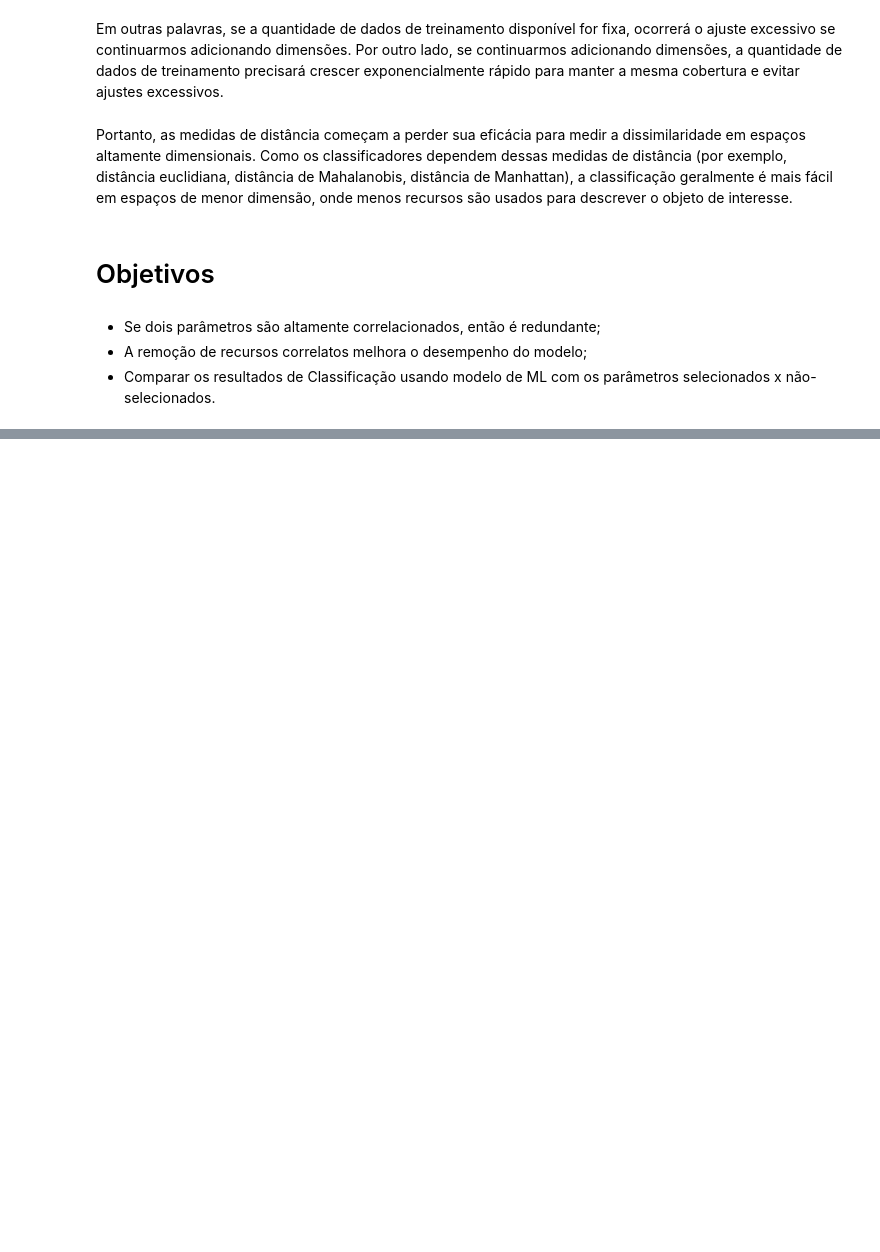
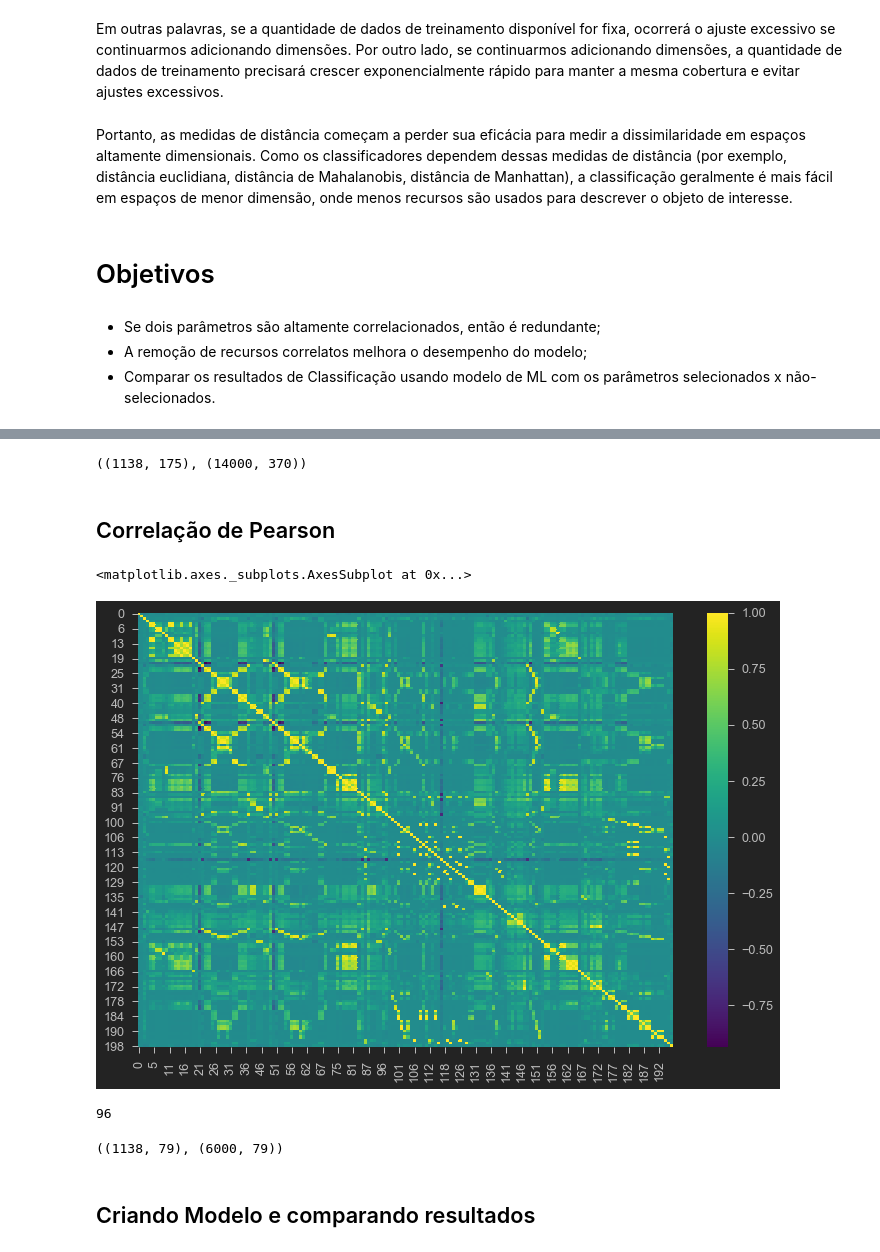
Before and after one commit to philipesantos136/Portfolio, a Jupyter notebook: Feature-Selection/Variáveis correlacionadas.ipynb, the cells around one changed output, grey strips where cells are left out. Cells and saved outputs as stored; diff of their text form; code cells hidden in the pictures; blank space fills up the shorter version.

```diff
--- a/Feature-Selection/Variáveis correlacionadas.ipynb
+++ b/Feature-Selection/Variáveis correlacionadas.ipynb
@@ -14,0 +144,22 @@ Portanto, as medidas de distância começam a perder sua eficácia para medir a
+# %%
+duplicated_features = X_train_T.duplicated()
+# %%
+#Selecionando os Parâmetros que devem ficar ou não
+features_to_keep = [not index for index in duplicated_features]
+# %%
+X_train_unique = X_train_T[features_to_keep].T
+X_test_unique = X_test_T[features_to_keep].T
+# %%
+X_train_unique.shape, X_train.shape
+# %% [output]
+((1138, 175), (14000, 370))
+# %% [markdown]
+## Correlação de Pearson
+# %%
+corrmat = X_train_unique.corr()
+# %%
+plt.figure(figsize=(12,8))
+sns.heatmap(corrmat, cmap='viridis')
+# %% [output]
+<matplotlib.axes._subplots.AxesSubplot at 0x...>
+[figure, added]
@@ -14,0 +176,13 @@ Portanto, as medidas de distância começam a perder sua eficácia para medir a
+# %%
+corr_features = get_correlation(X_train_unique, 0.85)
+len(corr_features)
+# %% [output]
+96
+# %%
+X_train_uncorr = X_train_unique.drop(labels=corr_features, axis = 1)
+X_test_uncorr = X_test_unique.drop(labels = corr_features, axis = 1)
+X_train_uncorr.shape, X_test_uncorr.shape
+# %% [output]
+((1138, 79), (6000, 79))
+# %% [markdown]
+## Criando Modelo e comparando resultados
```
Also changed, not shown: parts of 27 cells of this notebook, 1 other file.
